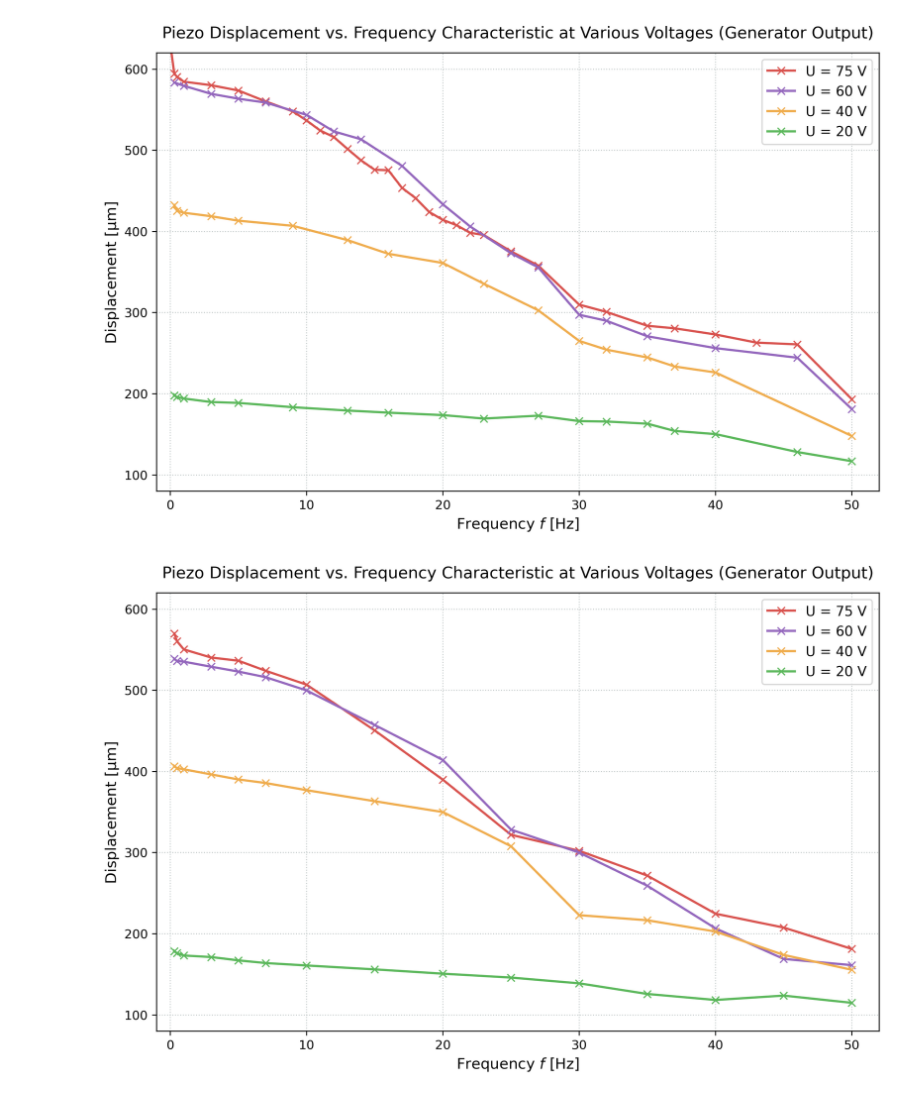
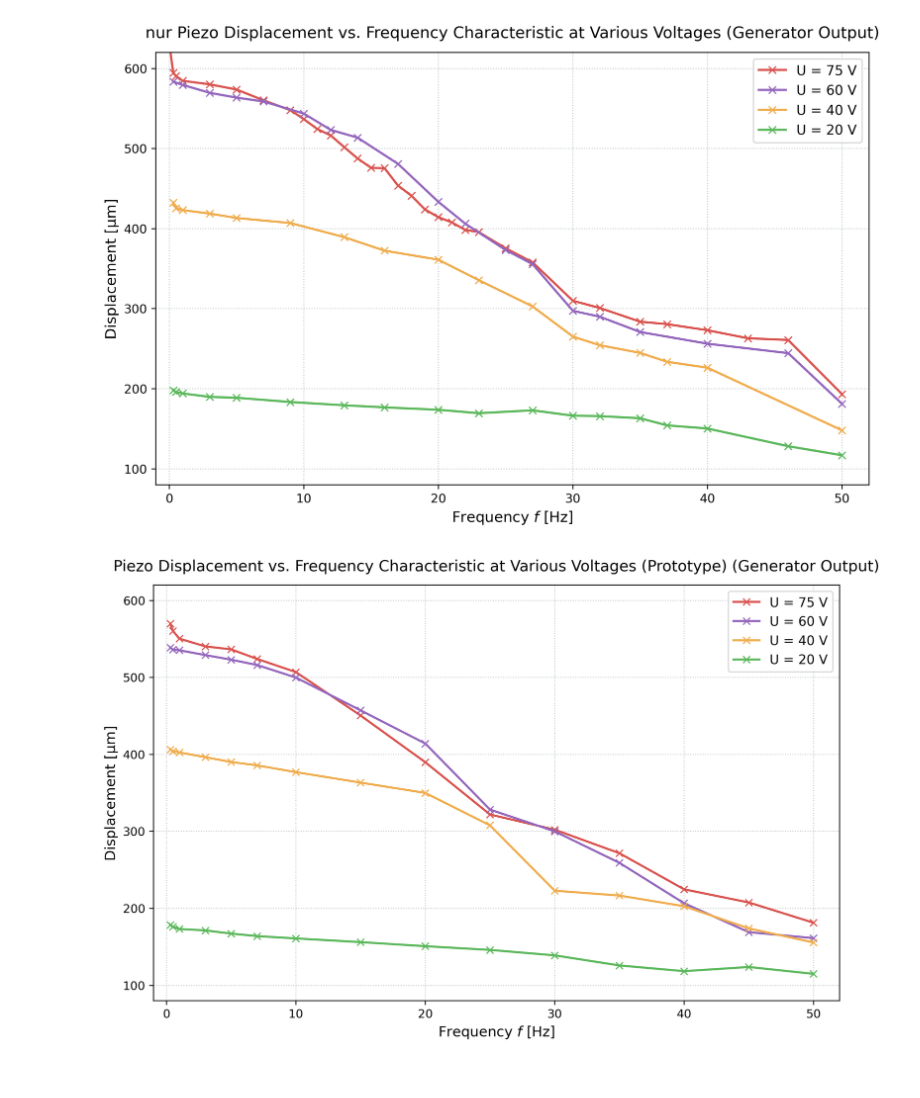
Before and after one commit to CodeTurtleT/lasercom-divergence-control, a Jupyter notebook: frequency_vs_displacement.ipynb, the cells around one changed output. Saved outputs shown, nothing was run; the diff lists cells and outputs as text; code cells hidden in the pictures.

```diff
--- a/frequency_vs_displacement.ipynb
+++ b/frequency_vs_displacement.ipynb
@@ -82,7 +82,7 @@ for m in measurements:
   )
 
 plt.title(
-    "Piezo Displacement vs. Frequency Characteristic at Various Voltages"
+    "nur Piezo Displacement vs. Frequency Characteristic at Various Voltages"
     " (Generator Output)",
     fontsize=13,
     pad=12,
@@ -104,7 +104,7 @@ plt.tight_layout()
 
 plt.show()
 # %% [output]
-[figure, old version]
+[figure, new version]
 # %%
 # Daten direkt mit numpy.genfromtxt einlesen
 data = np.genfromtxt(
@@ -131,34 +131,34 @@ for m in measurements:
   plt.plot(
       frequency,
       m["data"],
       color=m["color"],
       linestyle="-",
       linewidth=1.8,
       marker="x",
       markersize=6,
       label=f"U = {m['name']}",
   )
 
 plt.title(
-    "Piezo Displacement vs. Frequency Characteristic at Various Voltages"
+    "Piezo Displacement vs. Frequency Characteristic at Various Voltages (Prototype)"
     " (Generator Output)",
     fontsize=13,
     pad=12,
 )
 plt.xlabel("Frequency $f$ [Hz]", fontsize=12)
 plt.ylabel("Displacement [µm]", fontsize=12)
 
 plt.grid(True)
 
 plt.xlim(left=-1, right=52)
 plt.ylim(bottom=80, top=620)
 
 plt.legend(loc="upper right")
 plt.tight_layout()
 
-#save_path = "/Users/trinity/Desktop/bachelor.thesis/ba_plots/prototype/piezo/piezo_frequency_characteristic.pdf"
-#plt.savefig(save_path, format="pdf")
+save_path = "/Users/trinity/Desktop/bachelor.thesis/ba_plots/prototype/frequency_characteristic_prototype.pdf"
+plt.savefig(save_path, format="pdf")
 
 plt.show()
 # %% [output]
-[figure, old version]
+[figure, new version]
```
Also changed, not shown: parts of 1 cell of this notebook, 2 other files.
